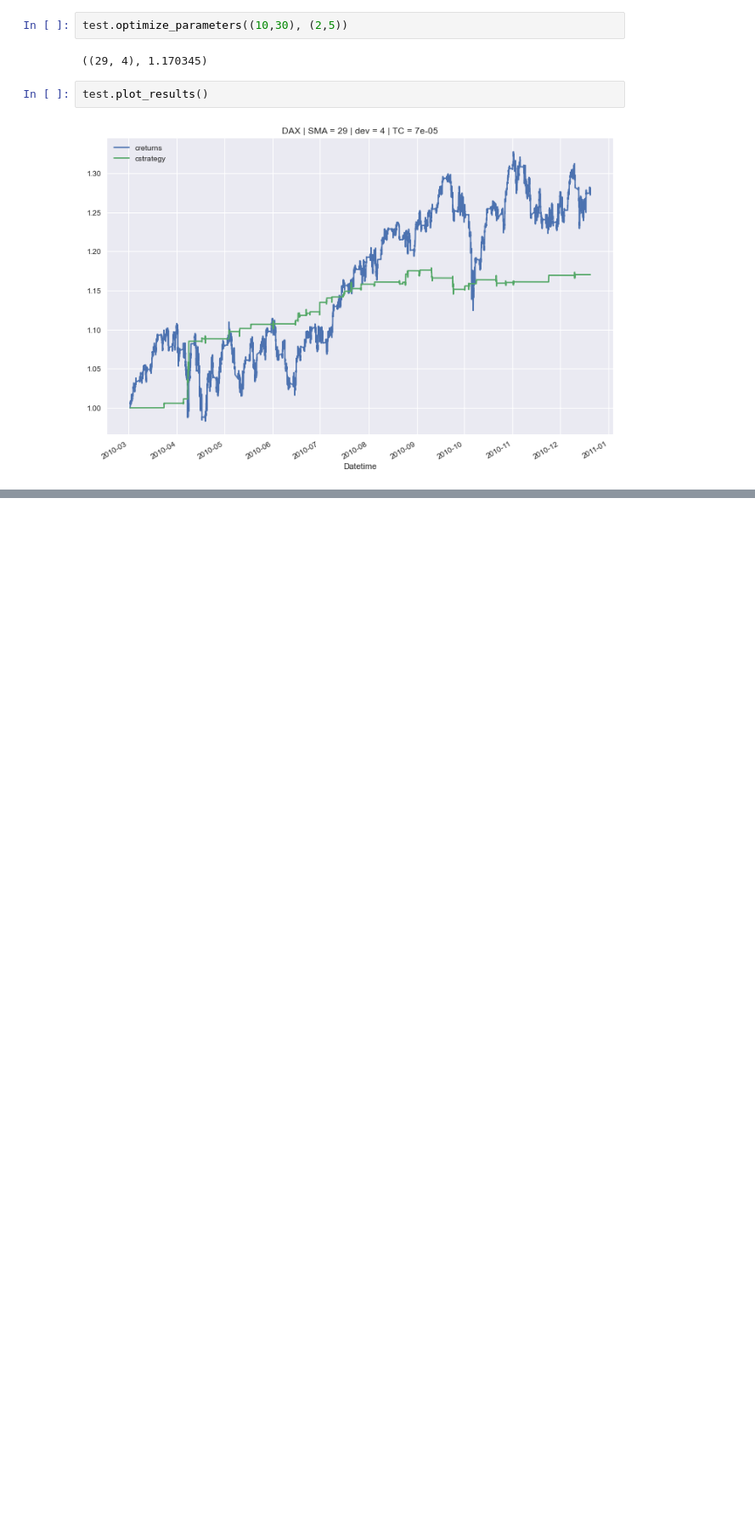
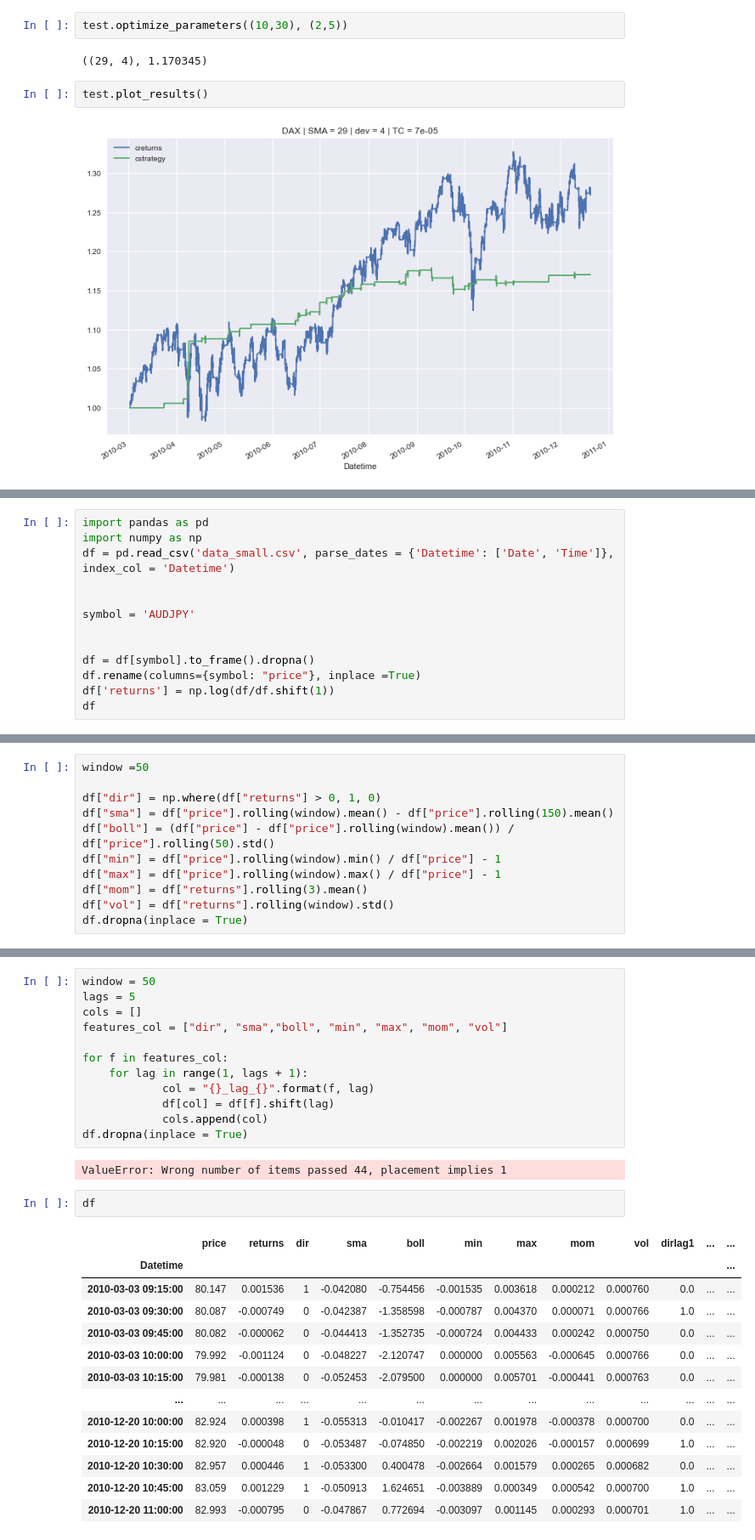
Before and after one commit to wojtekgradzinski/ALGO_TESTING_APP, a Jupyter notebook: testing_my_codes.ipynb, the cells around one changed output, grey strips where cells are left out. Shown at 85% size. Drawn from its saved outputs; the diff is of its cells as text; blank space fills up the shorter version.

```diff
--- a/testing_my_codes.ipynb
+++ b/testing_my_codes.ipynb
@@ -148,0 +74,13 @@ IndentationError: expected an indented block (Temp/ipykernel_17808/2953668830.py
+# %%
+import pandas as pd
+import numpy as np
+df = pd.read_csv('data_small.csv', parse_dates = {'Datetime': ['Date', 'Time']}, index_col = 'Datetime')
+
+
+symbol = 'AUDJPY'
+
+
+df = df[symbol].to_frame().dropna()
+df.rename(columns={symbol: "price"}, inplace =True)
+df['returns'] = np.log(df/df.shift(1))
+df
@@ -148,0 +102,11 @@ IndentationError: expected an indented block (Temp/ipykernel_17808/2953668830.py
+# %%
+window =50
+
+df["dir"] = np.where(df["returns"] > 0, 1, 0)
+df["sma"] = df["price"].rolling(window).mean() - df["price"].rolling(150).mean()
+df["boll"] = (df["price"] - df["price"].rolling(window).mean()) / df["price"].rolling(50).std()
+df["min"] = df["price"].rolling(window).min() / df["price"] - 1
+df["max"] = df["price"].rolling(window).max() / df["price"] - 1
+df["mom"] = df["returns"].rolling(3).mean()
+df["vol"] = df["returns"].rolling(window).std()
+df.dropna(inplace = True)
@@ -148,0 +130,30 @@ IndentationError: expected an indented block (Temp/ipykernel_17808/2953668830.py
+# %%
+window = 50
+lags = 5
+cols = []
+features_col = ["dir", "sma","boll", "min", "max", "mom", "vol"]
+
+for f in features_col:
+    for lag in range(1, lags + 1):
+            col = "{}_lag_{}".format(f, lag)
+            df[col] = df[f].shift(lag)
+            cols.append(col)
+df.dropna(inplace = True)
+# %% [output]
+ValueError: Wrong number of items passed 44, placement implies 1
+# %%
+df
+# %% [output]
+|  | price | returns | dir | sma | boll | min | max | mom | vol | dirlag1 | ... | ... |
+| Datetime |  |  |  |  |  |  |  |  |  |  |  | ... |
+| 2010-03-03 09:15:00 | 80.147 | 0.001536 | 1 | -0.042080 | -0.754456 | -0.001535 | 0.003618 | 0.000212 | 0.000760 | 0.0 | ... | ... |
+| 2010-03-03 09:30:00 | 80.087 | -0.000749 | 0 | -0.042387 | -1.358598 | -0.000787 | 0.004370 | 0.000071 | 0.000766 | 1.0 | ... | ... |
+| 2010-03-03 09:45:00 | 80.082 | -0.000062 | 0 | -0.044413 | -1.352735 | -0.000724 | 0.004433 | 0.000242 | 0.000750 | 0.0 | ... | ... |
+| 2010-03-03 10:00:00 | 79.992 | -0.001124 | 0 | -0.048227 | -2.120747 | 0.000000 | 0.005563 | -0.000645 | 0.000766 | 0.0 | ... | ... |
+| 2010-03-03 10:15:00 | 79.981 | -0.000138 | 0 | -0.052453 | -2.079500 | 0.000000 | 0.005701 | -0.000441 | 0.000763 | 0.0 | ... | ... |
+| ... | ... | ... | ... | ... | ... | ... | ... | ... | ... | ... | ... | ... |
+| 2010-12-20 10:00:00 | 82.924 | 0.000398 | 1 | -0.055313 | -0.010417 | -0.002267 | 0.001978 | -0.000378 | 0.000700 | 0.0 | ... | ... |
+| 2010-12-20 10:15:00 | 82.920 | -0.000048 | 0 | -0.053487 | -0.074850 | -0.002219 | 0.002026 | -0.000157 | 0.000699 | 1.0 | ... | ... |
+| 2010-12-20 10:30:00 | 82.957 | 0.000446 | 1 | -0.053300 | 0.400478 | -0.002664 | 0.001579 | 0.000265 | 0.000682 | 0.0 | ... | ... |
+| 2010-12-20 10:45:00 | 83.059 | 0.001229 | 1 | -0.050913 | 1.624651 | -0.003889 | 0.000349 | 0.000542 | 0.000700 | 1.0 | ... | ... |
+| 2010-12-20 11:00:00 | 82.993 | -0.000795 | 0 | -0.047867 | 0.772694 | -0.003097 | 0.001145 | 0.000293 | 0.000701 | 1.0 | ... | ... |
```
Also changed, not shown: parts of 35 cells of this notebook, 9 other files.
